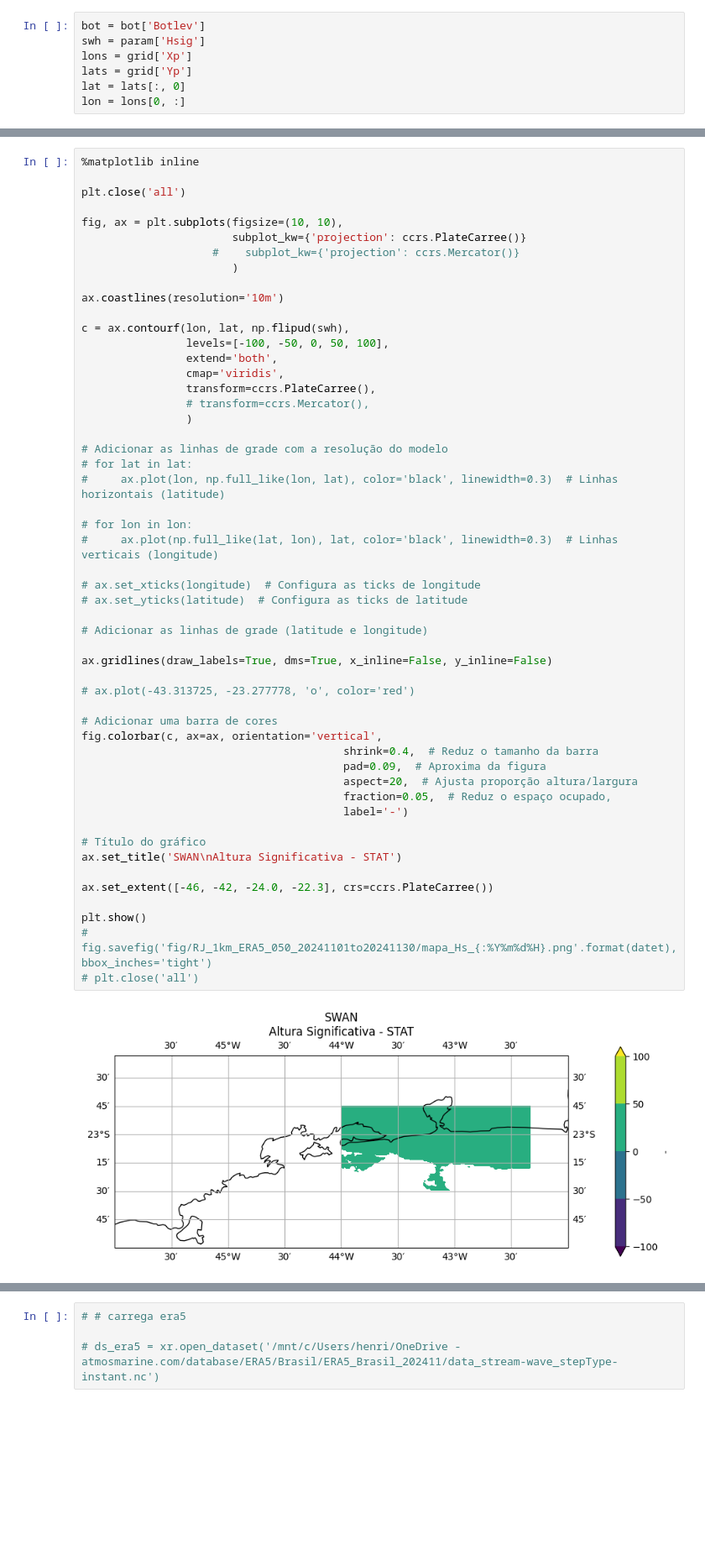
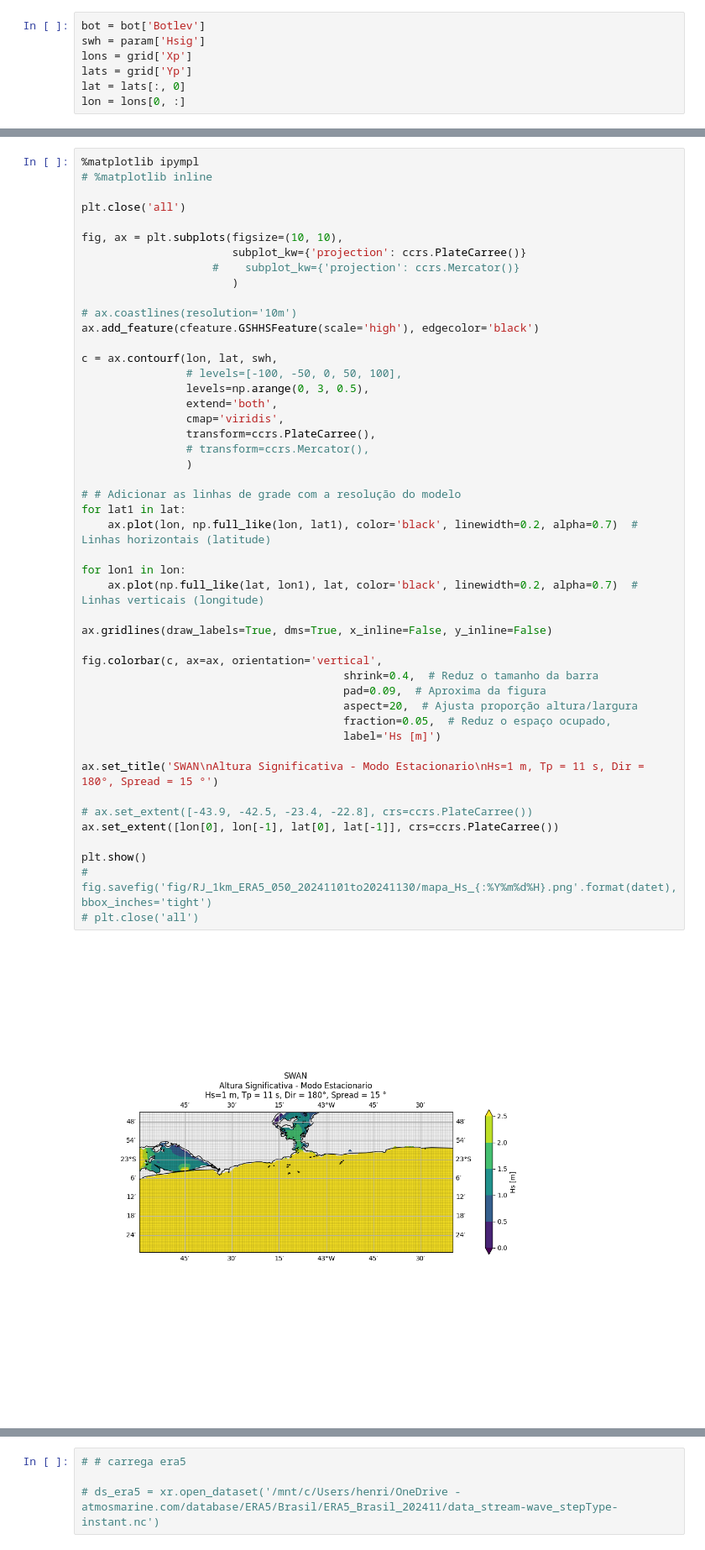
Before and after one commit to hpppereira/SWAN-MAT, a Jupyter notebook: plot_swan_output_stationary.ipynb, the cells around one changed output, grey strips where cells are left out. Shown at 84% size. Cells and saved outputs as stored; diff of their text form; blank space fills up the shorter version.

```diff
--- a/plot_swan_output_stationary.ipynb
+++ b/plot_swan_output_stationary.ipynb
@@ -27,54 +66,49 @@ lon = lons[0, :]
 # %%
-%matplotlib inline
+%matplotlib ipympl
+# %matplotlib inline
 
 plt.close('all')
 
 fig, ax = plt.subplots(figsize=(10, 10),
                        subplot_kw={'projection': ccrs.PlateCarree()}
                     #    subplot_kw={'projection': ccrs.Mercator()}
                        )
 
-ax.coastlines(resolution='10m')
+# ax.coastlines(resolution='10m')
+ax.add_feature(cfeature.GSHHSFeature(scale='high'), edgecolor='black')
 
-c = ax.contourf(lon, lat, np.flipud(swh),
-                levels=[-100, -50, 0, 50, 100],
+c = ax.contourf(lon, lat, swh,
+                # levels=[-100, -50, 0, 50, 100],
+                levels=np.arange(0, 3, 0.5),
                 extend='both',
                 cmap='viridis',
                 transform=ccrs.PlateCarree(),
                 # transform=ccrs.Mercator(),
                 )
 
-# Adicionar as linhas de grade com a resolução do modelo
-# for lat in lat:
-#     ax.plot(lon, np.full_like(lon, lat), color='black', linewidth=0.3)  # Linhas horizontais (latitude)
+# # Adicionar as linhas de grade com a resolução do modelo
+for lat1 in lat:
+    ax.plot(lon, np.full_like(lon, lat1), color='black', linewidth=0.2, alpha=0.7)  # Linhas horizontais (latitude)
 
-# for lon in lon:
-#     ax.plot(np.full_like(lat, lon), lat, color='black', linewidth=0.3)  # Linhas verticais (longitude)
-
-# ax.set_xticks(longitude)  # Configura as ticks de longitude
-# ax.set_yticks(latitude)  # Configura as ticks de latitude
-
-# Adicionar as linhas de grade (latitude e longitude)
+for lon1 in lon:
+    ax.plot(np.full_like(lat, lon1), lat, color='black', linewidth=0.2, alpha=0.7)  # Linhas verticais (longitude)
 
 ax.gridlines(draw_labels=True, dms=True, x_inline=False, y_inline=False)
 
-# ax.plot(-43.313725, -23.277778, 'o', color='red')
-
-# Adicionar uma barra de cores
 fig.colorbar(c, ax=ax, orientation='vertical',
                                         shrink=0.4,  # Reduz o tamanho da barra
                                         pad=0.09,  # Aproxima da figura
                                         aspect=20,  # Ajusta proporção altura/largura
                                         fraction=0.05,  # Reduz o espaço ocupado,
-                                        label='-')
+                                        label='Hs [m]')
 
-# Título do gráfico
-ax.set_title('SWAN\nAltura Significativa - STAT')
+ax.set_title('SWAN\nAltura Significativa - Modo Estacionario\nHs=1 m, Tp = 11 s, Dir = 180°, Spread = 15 °')
 
-ax.set_extent([-46, -42, -24.0, -22.3], crs=ccrs.PlateCarree())
+# ax.set_extent([-43.9, -42.5, -23.4, -22.8], crs=ccrs.PlateCarree())
+ax.set_extent([lon[0], lon[-1], lat[0], lat[-1]], crs=ccrs.PlateCarree())
 
 plt.show()
 # fig.savefig('fig/RJ_1km_ERA5_050_20241101to20241130/mapa_Hs_{:%Y%m%d%H}.png'.format(datet), bbox_inches='tight')
 # plt.close('all')
 # %% [output]
-[figure, old version]
+[figure, new version]
```
Also changed, not shown: parts of 2 cells of this notebook.
